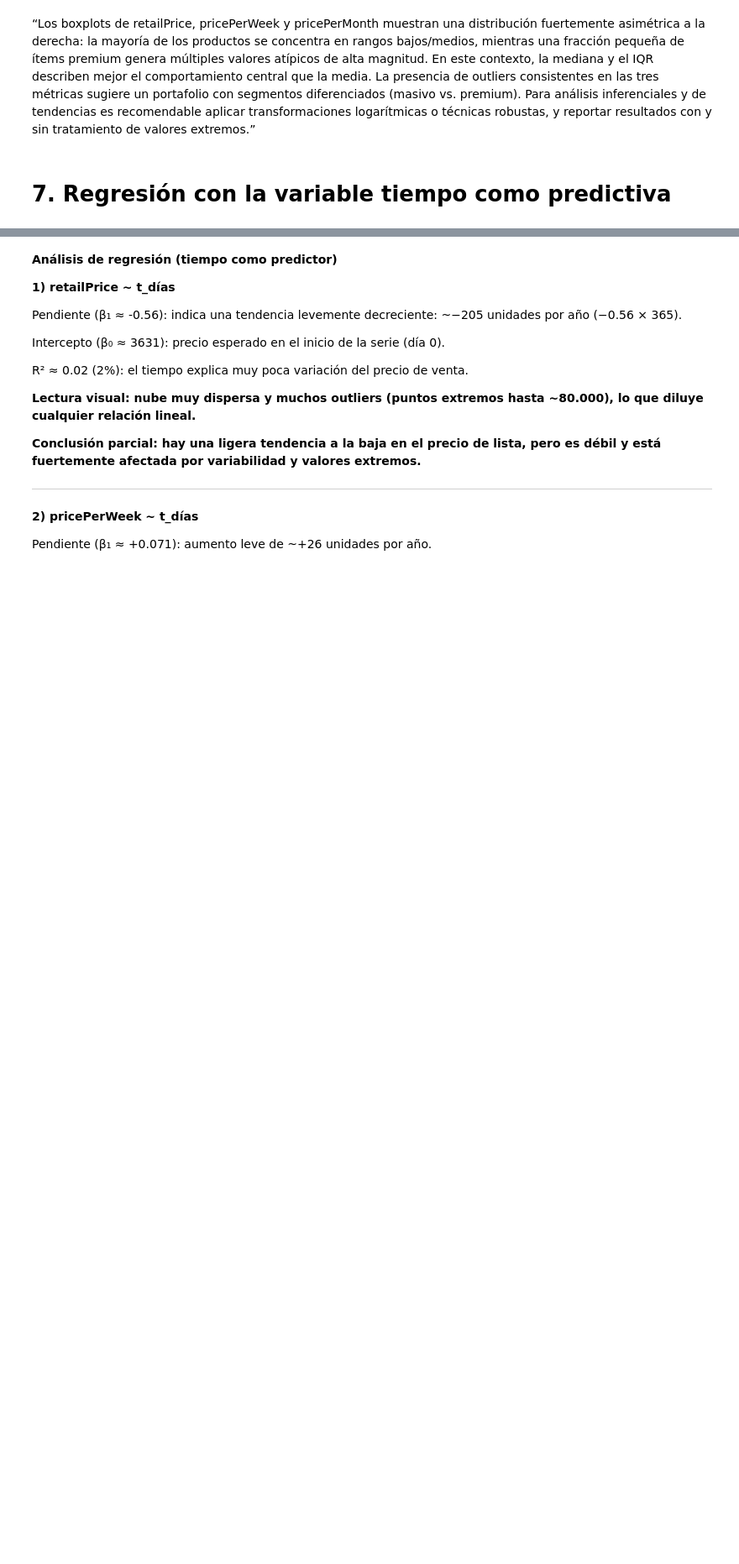
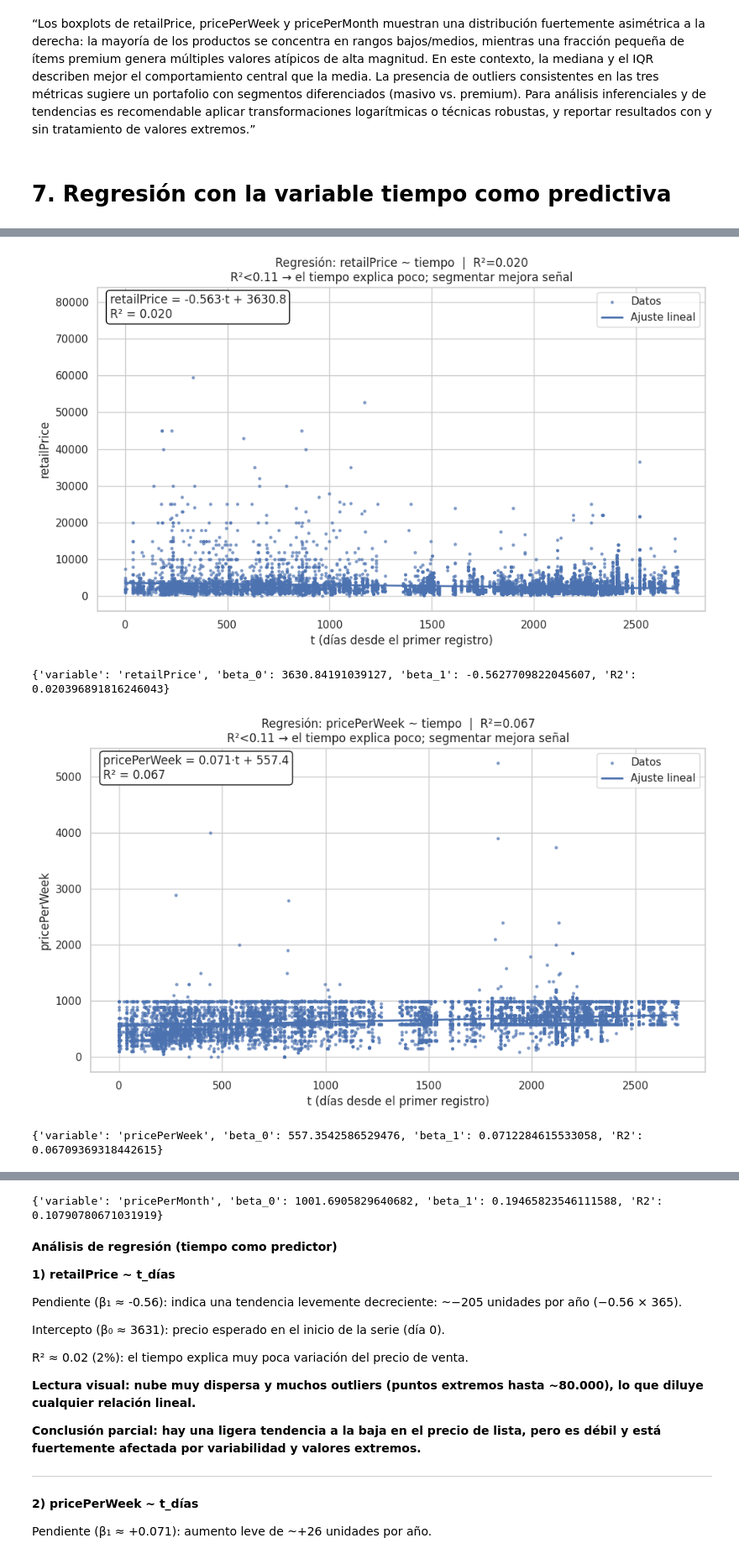
Before and after one commit to canunz/LIBRARY-django, a Jupyter notebook: Evaluacion_1_|_Evaluación_de_Proyectos_Catalina_Núñez.ipynb, the cells around one changed output, grey strips where cells are left out. Shown at 84% size. Drawn from its saved outputs; the diff is of its cells as text; code cells hidden in the pictures; blank space fills up the shorter version.

```diff
--- a/Evaluacion_1_|_Evaluación_de_Proyectos_Catalina_Núñez.ipynb
+++ b/Evaluacion_1_|_Evaluación_de_Proyectos_Catalina_Núñez.ipynb
@@ -370,24 +370,27 @@ Name: proportion, dtype: float64
 
 ---
 # %%
-# Histograma por cada variable de precio (si existe en el DataFrame)
+# === HISTOGRAMAS POR VARIABLE DE PRECIO ===
+# Requiere: df cargado y columnas numéricas ['retailPrice','pricePerWeek','pricePerMonth']
+
 for col in [c for c in ['retailPrice', 'pricePerWeek', 'pricePerMonth'] if c in df.columns]:
-    # 1) Crear nueva figura para que cada gráfico salga separado
+    # Asegurar numérico y quitar nulos
+    datos = pd.to_numeric(df[col], errors='coerce').dropna()
+
+    # Crear figura
     plt.figure()
 
-    # 2) Quitar nulos para no distorsionar el histograma
-    datos = df[col].dropna()
-
-    # 3) Dibujar histograma (30 bins es un buen punto de partida; sin KDE porque la pauta pide histograma)
+    # Histograma (sin KDE, 30 bins como base)
     sns.histplot(datos, bins=30, kde=False)
 
-    # 4) Títulos/etiquetas exigidos por la pauta
+    # Títulos/etiquetas
     plt.title(f"Histograma del dataset — {col}")
     plt.xlabel(col)
     plt.ylabel("Frecuencia")
 
-    # 5) Ajuste de layout para que nada quede cortado
+    # Guardar y mostrar
     plt.tight_layout()
+    plt.savefig(f'fig_hist_{col}.png', dpi=150, bbox_inches='tight')
     plt.show()
 # %% [output]
 [figure]
@@ -556,0 +498,55 @@ else:
+# %%
+# 7) Regresión lineal con ecuación y R² dentro del gráfico
+import numpy as np
+import matplotlib.pyplot as plt
+import pandas as pd
+
+def plot_regresion_tiempo(df, col_precio, fname=None):
+    d = df.dropna(subset=['timeCreated']).copy().sort_values('timeCreated')
+    d['t_dias'] = (d['timeCreated'] - d['timeCreated'].min()).dt.total_seconds()/(3600*24)
+
+    x = d['t_dias'].to_numpy()
+    y = pd.to_numeric(d[col_precio], errors='coerce').to_numpy()
+    ok = ~np.isnan(y)
+    x, y = x[ok], y[ok]
+    if len(x) < 2:
+        print(f"Datos insuficientes para {col_precio}")
+        return
+
+    # y = b1*x + b0
+    b1, b0 = np.polyfit(x, y, 1)
+    yhat   = b1*x + b0
+
+    ss_res = ((y - yhat)**2).sum()
+    ss_tot = ((y - y.mean())**2).sum()
+    r2     = 1 - ss_res/ss_tot if ss_tot!=0 else np.nan
+
+    plt.figure()
+    plt.scatter(x, y, s=6, alpha=0.6, label='Datos')
+    plt.plot(x, yhat, linewidth=2, label='Ajuste lineal')
+
+    # Ecuación y R² en el gráfico
+    txt = f"{col_precio} = {b1:.3f}·t + {b0:.1f}\nR² = {r2:.3f}"
+    plt.annotate(txt, xy=(0.02, 0.98), xycoords='axes fraction',
+                 va='top', ha='left', bbox=dict(boxstyle='round', fc='white', ec='black'))
+
+    plt.title(f"Regresión: {col_precio} ~ tiempo  |  R²={r2:.3f}\nR²<0.11 → el tiempo explica poco; segmentar mejora señal")
+    plt.xlabel("t (días desde el primer registro)")
+    plt.ylabel(col_precio)
+    plt.legend()
+    plt.tight_layout()
+    if fname:
+        plt.savefig(fname, dpi=150, bbox_inches='tight')
+    plt.show()
+
+    # Impresión para el informe
+    print({'variable': col_precio, 'beta_0': float(b0), 'beta_1': float(b1), 'R2': float(r2)})
+
+# Ejecutar para cada variable existente y guardar imágenes
+for col in [c for c in ['retailPrice','pricePerWeek','pricePerMonth'] if c in df.columns]:
+    plot_regresion_tiempo(df, col, fname=f"fig_reg_{col}.png")
+# %% [output]
+[figure, added]
+{'variable': 'retailPrice', 'beta_0': 3630.84191039127, 'beta_1': -0.5627709822045607, 'R2': 0.020396891816246043}
+[figure, added]
+{'variable': 'pricePerWeek', 'beta_0': 557.3542586529476, 'beta_1': 0.0712284615533058, 'R2': 0.06709369318442615}
@@ -557,3 +554,4 @@ else:
+{'variable': 'pricePerMonth', 'beta_0': 1001.6905829640682, 'beta_1': 0.19465823546111588, 'R2': 0.10790780671031919}
 # %% [markdown]
 **Análisis de regresión (tiempo como predictor)**
 
```
Also changed, not shown: parts of 4 cells of this notebook.
